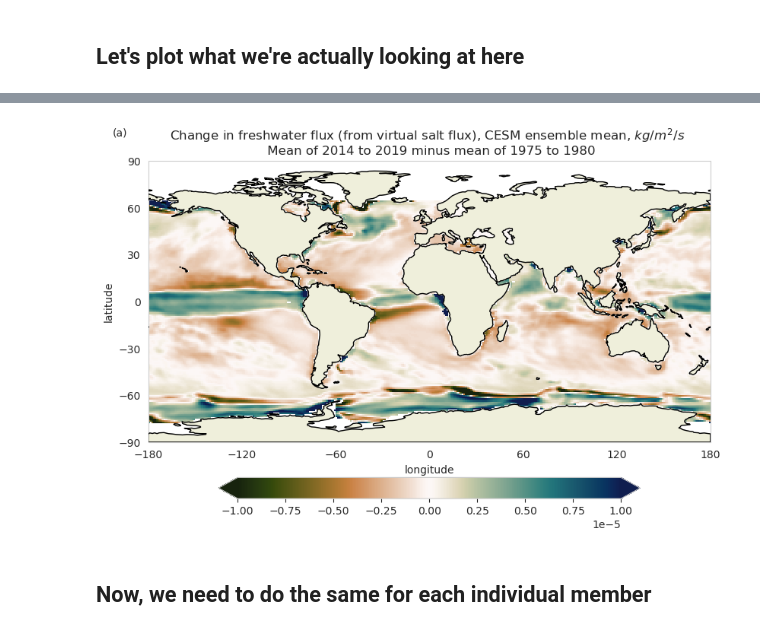
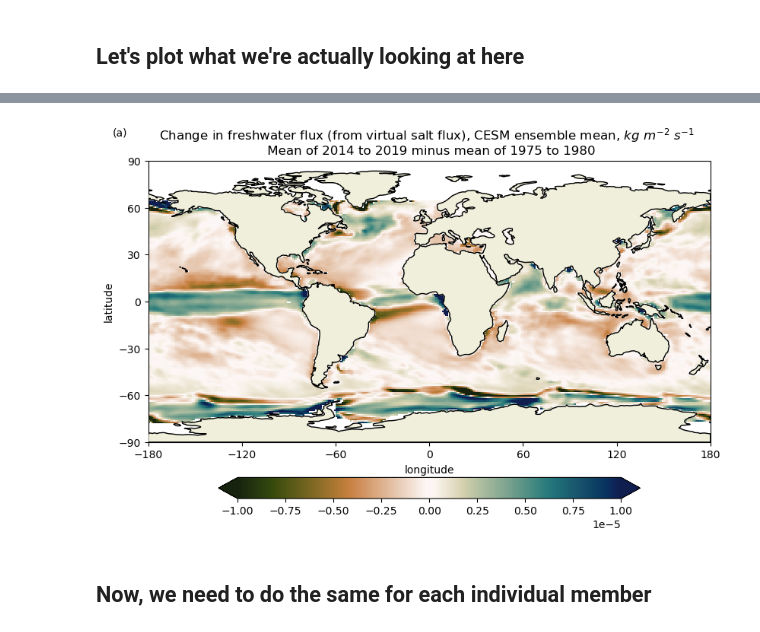
Before and after one commit to aurora-bf/freshwater_flux_linresp, a Jupyter notebook: model_tests/true_freshwater_fluxes_integration.ipynb, the cells around one changed output, grey strips where cells are left out. Drawn from its saved outputs; the diff is of its cells as text; code cells hidden in the pictures.

```diff
--- a/model_tests/true_freshwater_fluxes_integration.ipynb
+++ b/model_tests/true_freshwater_fluxes_integration.ipynb
@@ -155,19 +202,19 @@ mpl.pyplot.savefig('freshwater_flux_FAFMIP.png', dpi=500,bbox_inches='tight',fac
 # %%
 import cmocean
 fig, ax = plt.subplots(subplot_kw={'projection':ccrs.PlateCarree()},figsize=(11,12),dpi=100) #this is from cartopy https://rabernat.github.io/research_computing_2018/maps-with-cartopy.html
 p=(salt_flux_avg_1970to2019[45*12:50*12,:,:].mean('time')-salt_flux_avg_1970to2019[5*12:10*12,:,:].mean('time')).where(salt_flux_avg_pre2005[0,:,:].latitude<65).plot(cmap=cmocean.cm.tarn,vmax=1E-5,cbar_kwargs={'shrink':0.75,'orientation':'horizontal','extend':'both','pad':0.05,'label': ""},ax=ax,alpha=1) #you have to set a colormap here because plotting xarray infers from the
 ax.coastlines(color='grey',lw=0.5)
 ax.set_xticks([-180, -120, -60, 0, 60, 120, 180], crs=ccrs.PlateCarree())
 ax.set_yticks([-90, -60, -30, 0, 30, 60, 90], crs=ccrs.PlateCarree())
 lon_formatter = LongitudeFormatter(zero_direction_label=True)
 lat_formatter = LatitudeFormatter()
 ax.add_feature(cart.feature.LAND, zorder=100, edgecolor='k')
 ax.text(-0.05, 1.10, '(a)', horizontalalignment='center', verticalalignment='center', transform=ax.transAxes)
-plt.title('Change in freshwater flux (from virtual salt flux), CESM ensemble mean, $kg/m^2/s$  \n Mean of 2014 to 2019 minus mean of 1975 to 1980')
+plt.title('Change in freshwater flux (from virtual salt flux), CESM ensemble mean, $kg \ m^{-2} \ s^{-1}$  \n Mean of 2014 to 2019 minus mean of 1975 to 1980')
 fig.tight_layout()
-mpl.pyplot.savefig('freshwater_flux_CESM.png', dpi=500,bbox_inches='tight',facecolor='white',transparent=False)
+mpl.pyplot.savefig('freshwater_flux_CESM.png', dpi=300,bbox_inches='tight',facecolor='white',transparent=False)
 # %% [output]
-[figure, old version]
+[figure, new version]
 # %% [markdown]
 ## Now, we need to do the same for each individual member
 # %%
```
Also changed, not shown: parts of 6 cells of this notebook, 59 other files.
